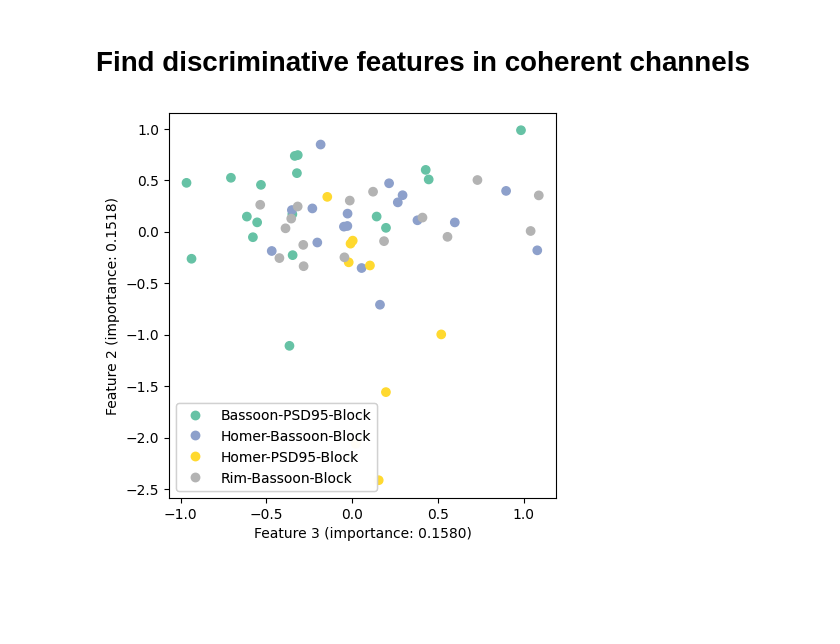
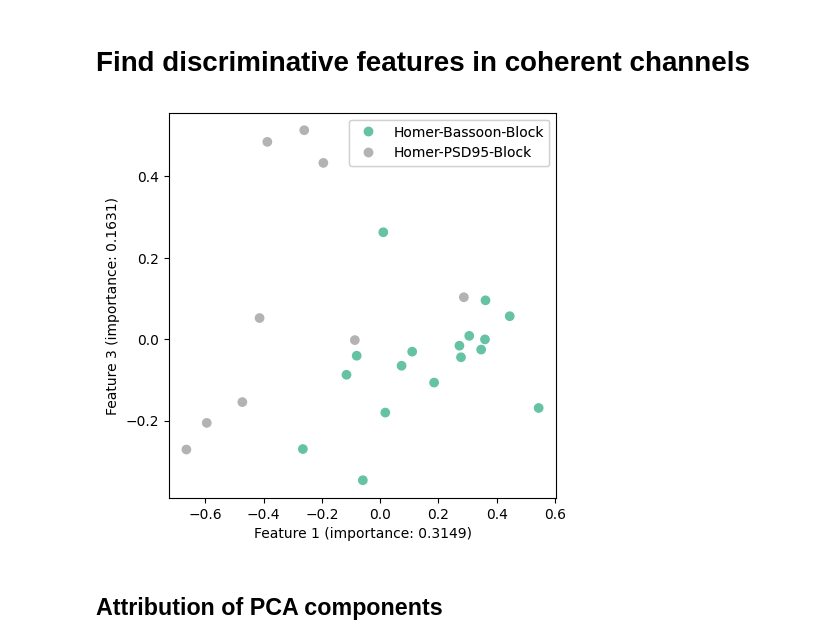
Before and after one commit to FLClab/STED-FM, a Jupyter notebook: experiments/multichannel-experiments/notebooks/pysoda-experiments.ipynb, the cells around one changed output. Cells and saved outputs as stored; diff of their text form; code cells hidden in the pictures; blank space fills up the shorter version.

```diff
--- a/experiments/multichannel-experiments/notebooks/pysoda-experiments.ipynb
+++ b/experiments/multichannel-experiments/notebooks/pysoda-experiments.ipynb
@@ -36,10 +42,12 @@ Loading state_dict from /home-local2/projects/SSL/baselines/mae-small_STED/pl_ch
 # Default images
 # %%
 device = "cuda" if torch.cuda.is_available() else "cpu"
-device = "cpu"
+# device = "cpu"
 model.to(device)
 
-dataset = get_dataset("pysoda", cfg, cache=False)
+CLASSES = ["Homer-Bassoon-Block", "Homer-PSD95-Block"]
+# CLASSES = None
+dataset = get_dataset("pysoda", cfg, cache=False, classes=CLASSES)
 print(f"Dataset length: {len(dataset)}")
 
 all_features, all_labels = [], []
@@ -138,28 +152,29 @@ Done.
 # Non-coherent channels
 # %%
 device = "cuda" if torch.cuda.is_available() else "cpu"
-device = "cpu"
+# device = "cpu"
 model.to(device)
 
-dataset = get_dataset("pysoda", cfg, cache=False)
+dataset = get_dataset("pysoda", cfg, cache=False, classes=CLASSES)
 print(f"Dataset length: {len(dataset)}")
 
 all_non_coherent_features, all_non_coherent_labels = [], []
-for i in trange(len(dataset)):
-    image, metadata = dataset[i]
-    image = image.to(device)
+for repeat in range(1):
+    for i in trange(len(dataset)):
+        image, metadata = dataset[i]
+        image = image.to(device)
 
-    # Sample another image and change the one channel
-    other_idx = numpy.random.choice(len(dataset))
-    other_image, _ = dataset[other_idx]
-    other_image = other_image.to(device)
+        # Sample another image and change the one channel
+        other_idx = numpy.random.choice(len(dataset))
+        other_image, _ = dataset[other_idx]
+        other_image = other_image.to(device)
 
-    image[1] = other_image[1]
+        image[1] = other_image[1]
 
-    pixel_size = metadata.get("pixel_size", 0.015)
-    features = model.forward_features(image.unsqueeze(0), pixel_size=pixel_size)
-    all_non_coherent_features.append(features.squeeze(0).cpu().numpy())
-    all_non_coherent_labels.append(metadata["label"])
+        pixel_size = metadata.get("pixel_size", 0.015)
+        features = model.forward_features(image.unsqueeze(0), pixel_size=pixel_size)
+        all_non_coherent_features.append(features.squeeze(0).cpu().numpy())
+        all_non_coherent_labels.append(metadata["label"])
 # %% [output]
 Detected classes:  ['Homer-PSD95-Block', 'Homer-Bassoon-Block', 'Bassoon-PSD95-Block', 'Rim-Bassoon-Block']
 Dataset length: 60
@@ -202,30 +232,32 @@ cumulative explained variance ratio: [0.52032274 0.658118   0.72010165 0.75518
 # %%
 
 from sklearn.decomposition import PCA
 
-pca = PCA(n_components=10)
+pca = PCA(n_components=min(10, len(all_features)))
 X_transformed = pca.fit_transform(all_features)
 
 # feature importance
 from sklearn.ensemble import RandomForestClassifier
 from sklearn.model_selection import train_test_split
 from sklearn.metrics import classification_report
 
 X_train, X_test, y_train, y_test = train_test_split(X_transformed, all_labels, test_size=0.2, random_state=42, shuffle=True)
 rf = RandomForestClassifier(n_estimators=100, random_state=42, max_depth=5)
 rf.fit(X_transformed, all_labels)
 
 importances = rf.feature_importances_
 sorted_indices = numpy.argsort(importances)[::-1]
 
 fig, ax = pyplot.subplots(figsize=(5, 5))
 ax.scatter(X_transformed[:, sorted_indices[0]], X_transformed[:, sorted_indices[1]], c=all_labels, cmap="Set2")
 ax.set_xlabel(f"Feature {sorted_indices[0]} (importance: {importances[sorted_indices[0]]:.4f})")
 ax.set_ylabel(f"Feature {sorted_indices[1]} (importance: {importances[sorted_indices[1]]:.4f})")
 legend1 = ax.legend(
     handles=ax.collections[0].legend_elements()[0],
     labels=[dataset.classes[l] for l in set(all_labels)])
 ax.add_artist(legend1)
 pyplot.show()
 # %% [output]
-[figure, old version]
+[figure, new version]
+# %% [markdown]
+## Attribution of PCA components
```
Also changed, not shown: parts of 6 cells of this notebook, 6 other files.
